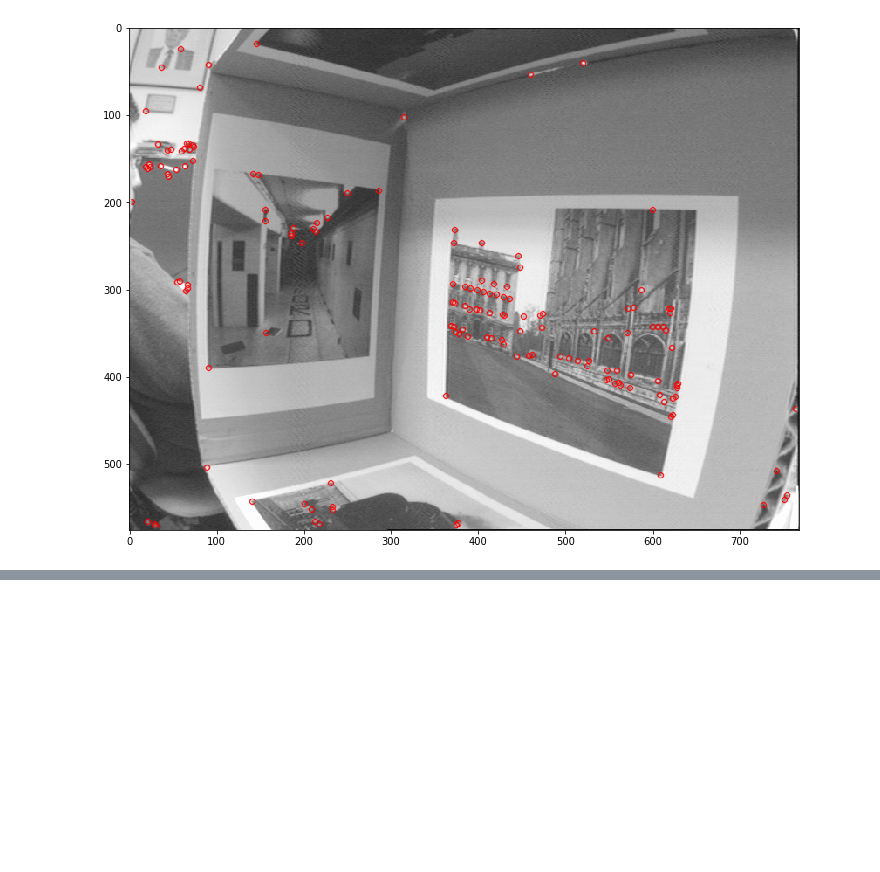
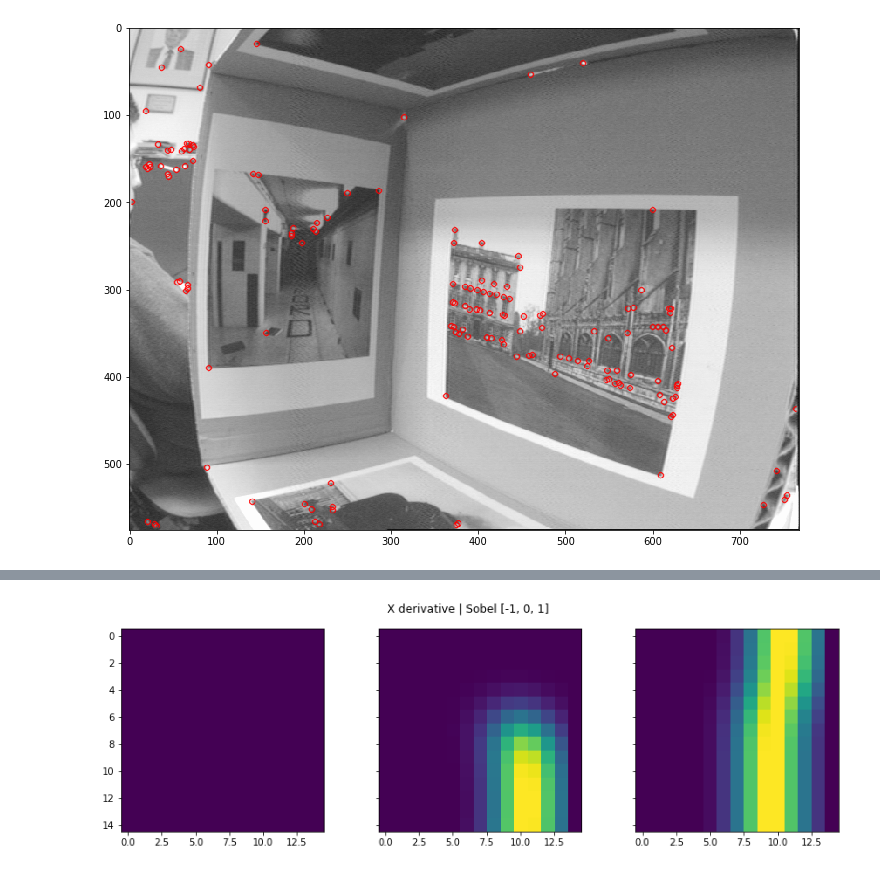
Before and after one commit to priyamtejaswin/c00lHaX, a Jupyter notebook: smarter_brief/orb_2011_deck.ipynb, the cells around one changed output, grey strips where cells are left out. Cells and saved outputs as stored; diff of their text form; code cells hidden in the pictures; blank space fills up the shorter version.

```diff
--- a/smarter_brief/orb_2011_deck.ipynb
+++ b/smarter_brief/orb_2011_deck.ipynb
@@ -239,0 +304,16 @@ plt.imshow(cv2.drawKeypoints(box, kps, None, color=(255, 0, 0)));
+# %%
+fig, ax = plt.subplots(nrows=1, ncols=3, squeeze=False, sharey=True)
+fig.set_size_inches(14, 4)
+
+mats_dx = []
+for ix, _p in enumerate(patches):
+    dx = np.zeros_like(_p)
+    for c in range(1, dx.shape[1]-1):
+        dx[:, c] = _p[:, c+1] - _p[:, c-1]
+
+    ax[0, ix].imshow(dx);
+    mats_dx.append(dx)
+
+fig.suptitle("X derivative | Sobel [-1, 0, 1]");
+# %% [output]
+[figure, added]
```
Also changed, not shown: parts of 32 cells of this notebook, 7 other files.
